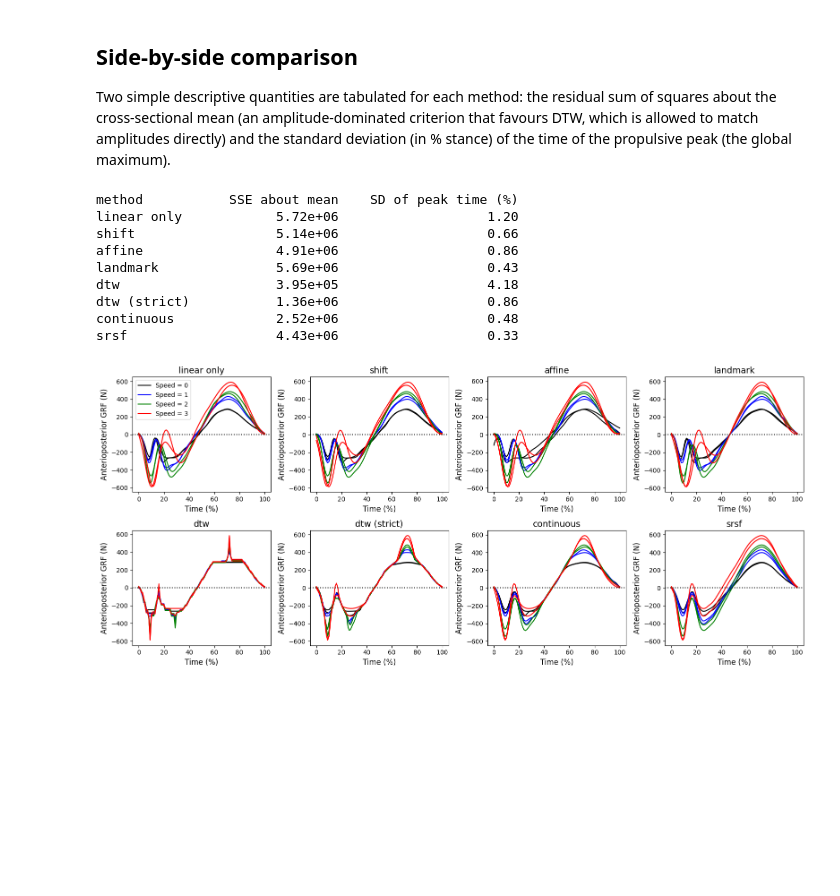
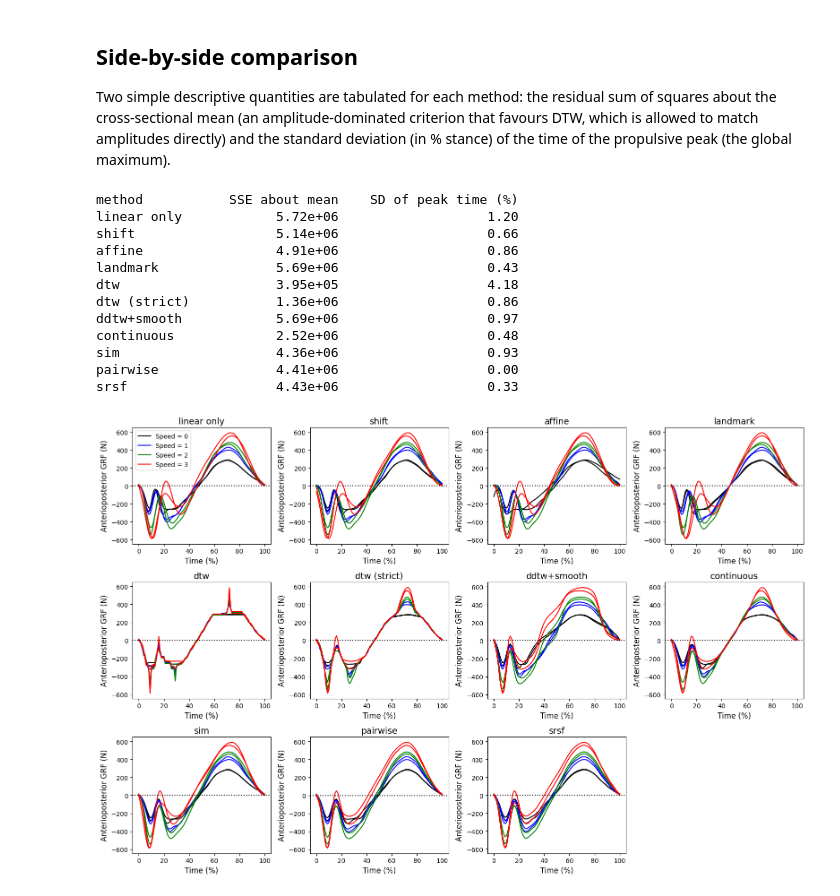
Before and after one commit to 0todd0000/registration1d, a Jupyter notebook: notebooks/2-Methods.ipynb, the cells around one changed output. Saved outputs shown, nothing was run; the diff lists cells and outputs as text; code cells hidden in the pictures; blank space fills up the shorter version.

```diff
--- a/notebooks/2-Methods.ipynb
+++ b/notebooks/2-Methods.ipynb
@@ -156,0 +216,15 @@ plt.show()
+# %%
+res_ddtw   = reg1d.register_dtw(yi, derivative=True)
+res_ddtw_s = reg1d.register_dtw(yi, derivative=True, step_pattern='strict', smooth=0.03)
+res_dtw_s  = reg1d.register_dtw(yi, step_pattern='strict', smooth=0.03)
+res_ddtw.plot(group=speed, colors=colors, titles=('Linear', 'Derivative DTW', 'Warps'))
+res_ddtw_s.plot(group=speed, colors=colors, titles=('Linear', 'Derivative DTW, strict, smoothed (0.03)', 'Warps'))
+res_dtw_s.plot(group=speed, colors=colors, titles=('Linear', 'DTW, strict, smoothed (0.03)', 'Warps'))
+plt.show()
+
+# first derivatives of the registered data: smooth for the smoothed warps
+fig,AX = plt.subplots(1, 3, figsize=(15,4))
+for ax,(name,r) in zip(AX, [('DTW (symmetric2)', res_dtw), ('DTW strict + smooth', res_dtw_s), ('SRSF', reg1d.register_srsf(yi, max_iter=5))]):
+    plot_Dorn2012(np.gradient(r.y, axis=1), xlabel='Time (%)', ylabel='dF/dt (N / frame)', title=name + ': first derivative', ax=ax)
+    if ax is not AX[0]: ax.get_legend().remove()
+plt.tight_layout(); plt.show()
@@ -173,0 +260,5 @@ plt.show()
+# %%
+res_sim = reg1d.register_sim(yi, n_basis=6)
+print('amplitude (a, b) per observation:'); print(res_sim.info['amplitude'].round(2))
+res_sim.plot(group=speed, colors=colors, titles=('Linear', 'Self-modelling registration', 'Warps'))
+plt.show()
@@ -173,0 +282,4 @@ plt.show()
+# %%
+res_pw = reg1d.register_pairwise(yi, engine='srsf')
+res_pw.plot(group=speed, colors=colors, titles=('Linear', 'Pairwise synchronisation (SRSF engine)', 'Warps'))
+plt.show()
@@ -198,7 +312,10 @@ results = {
     'landmark'    : res_lm,
     'dtw'         : res_dtw,
     'dtw (strict)': res_dtw2,
+    'ddtw+smooth' : res_ddtw_s,
     'continuous'  : res_c8,
+    'sim'         : res_sim,
+    'pairwise'    : res_pw,
     'srsf'        : res_srsf,
 }
 print(f"{'method':14s} {'SSE about mean':>16s} {'SD of peak time (%)':>22s}")
@@ -215,19 +332,24 @@ affine                 4.91e+06                   0.86
 landmark               5.69e+06                   0.43
 dtw                    3.95e+05                   4.18
 dtw (strict)           1.36e+06                   0.86
+ddtw+smooth            5.69e+06                   0.97
 continuous             2.52e+06                   0.48
+sim                    4.36e+06                   0.93
+pairwise               4.41e+06                   0.00
 srsf                   4.43e+06                   0.33
 # %%
-fig,AX = plt.subplots(2, 4, figsize=(16,7))
+fig,AX = plt.subplots(3, 4, figsize=(16,10.5))
 for ax,(name,r) in zip(AX.ravel(), results.items()):
     yy = yi if r is None else r.y
     plot_Dorn2012(yy, xlabel='Time (%)', title=name, ax=ax)
     if ax is not AX[0,0]:
         ax.get_legend().remove()
+for ax in AX.ravel()[len(results):]:
+    ax.axis('off')
 plt.tight_layout()
 plt.show()
 # %% [output]
-[figure, old version]
+[figure, new version]
 # %% [markdown]
 ## Summary of suitability for the Dorn2012 dataset
 
```
Also changed, not shown: parts of 12 cells of this notebook, 12 other files.
